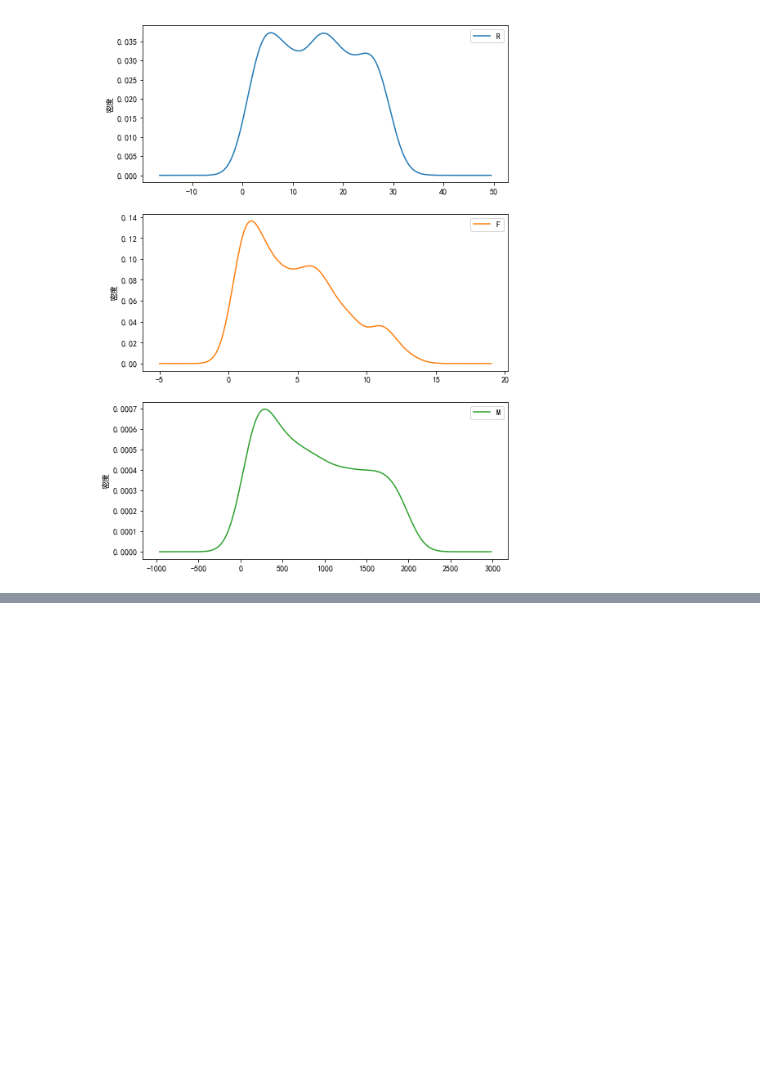
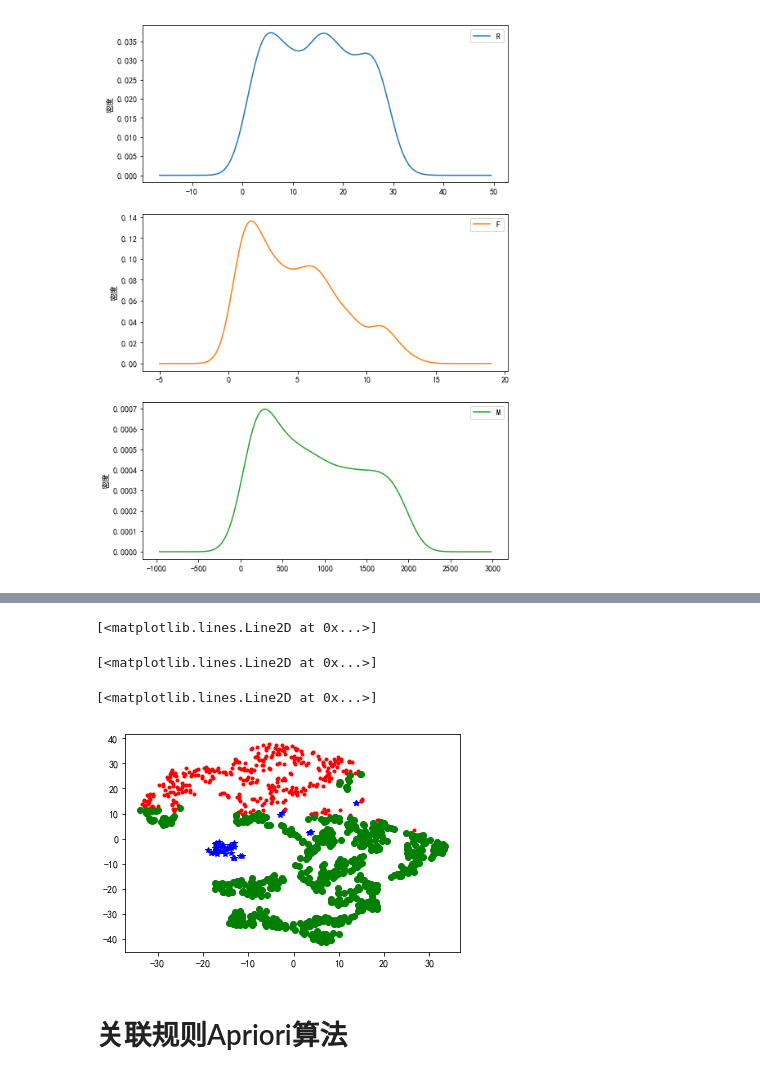
Before and after one commit to longfengpili/Python-Practice-of-Data-Analysis-and-Mining, a Jupyter notebook: chapter5挖掘建模.ipynb, the cells around one changed output, grey strips where cells are left out. Saved outputs shown, nothing was run; the diff lists cells and outputs as text; code cells hidden in the pictures; blank space fills up the shorter version.

Commit message:
关联规则Apriori算法

```diff
--- a/chapter5挖掘建模.ipynb
+++ b/chapter5挖掘建模.ipynb
@@ -246,0 +249,6 @@ density_plot_2(data[r.聚类类别==1])
+# %%
+from sklearn.manifold import TSNE
+tsne = TSNE()
+tsne.fit_transform(data_zs) #进行数据降维
+tsne = DataFrame(tsne.embedding_,index=data_zs.index)
+tsne.head()
@@ -246,0 +270,16 @@ density_plot_2(data[r.聚类类别==1])
+# %%
+plt.rcParams['font.sans-serif'] = ['SimHei'] #用户正常显示中文
+plt.rcParams['axes.unicode_minus'] = False #用来正常显示负号
+d = tsne[r.聚类类别==0]
+plt.plot(d[0],d[1],'r.')
+d = tsne[r.聚类类别==1]
+plt.plot(d[0],d[1],'go')
+d = tsne[r.聚类类别==2]
+plt.plot(d[0],d[1],'b*')
+# %% [output]
+[<matplotlib.lines.Line2D at 0x...>]
+[<matplotlib.lines.Line2D at 0x...>]
+[<matplotlib.lines.Line2D at 0x...>]
+[figure, added]
+# %% [markdown]
+# 关联规则Apriori算法
```
Also changed, not shown: parts of 9 cells of this notebook.
